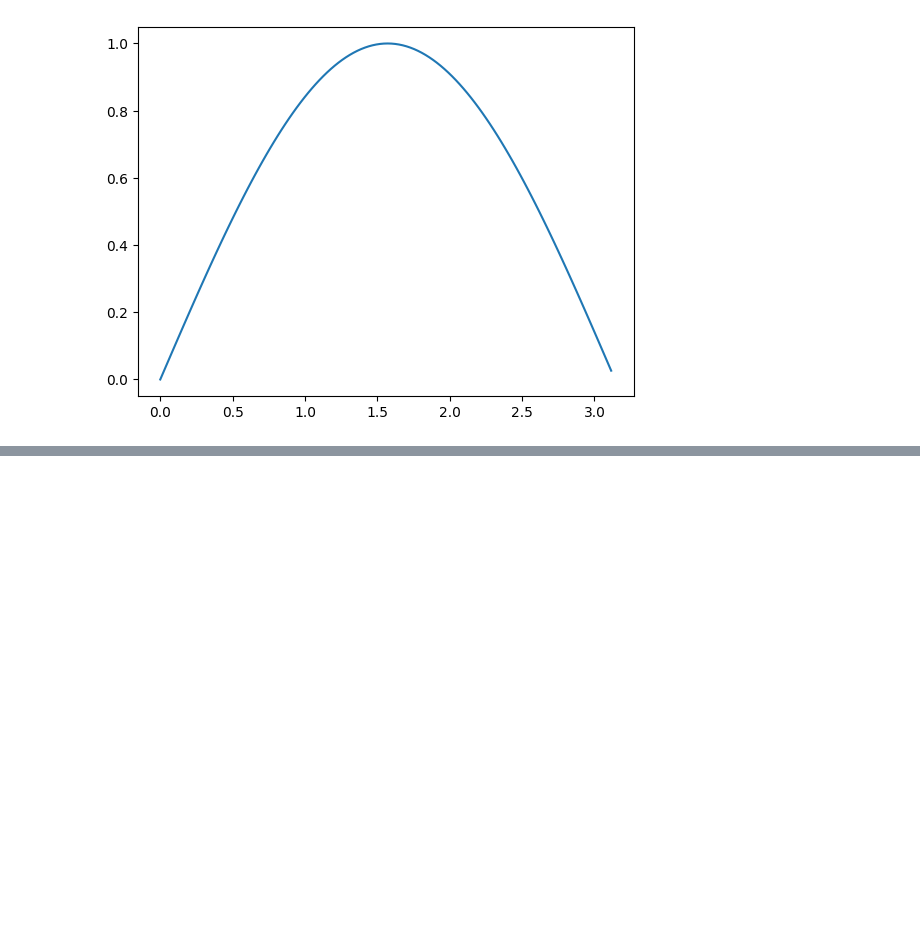
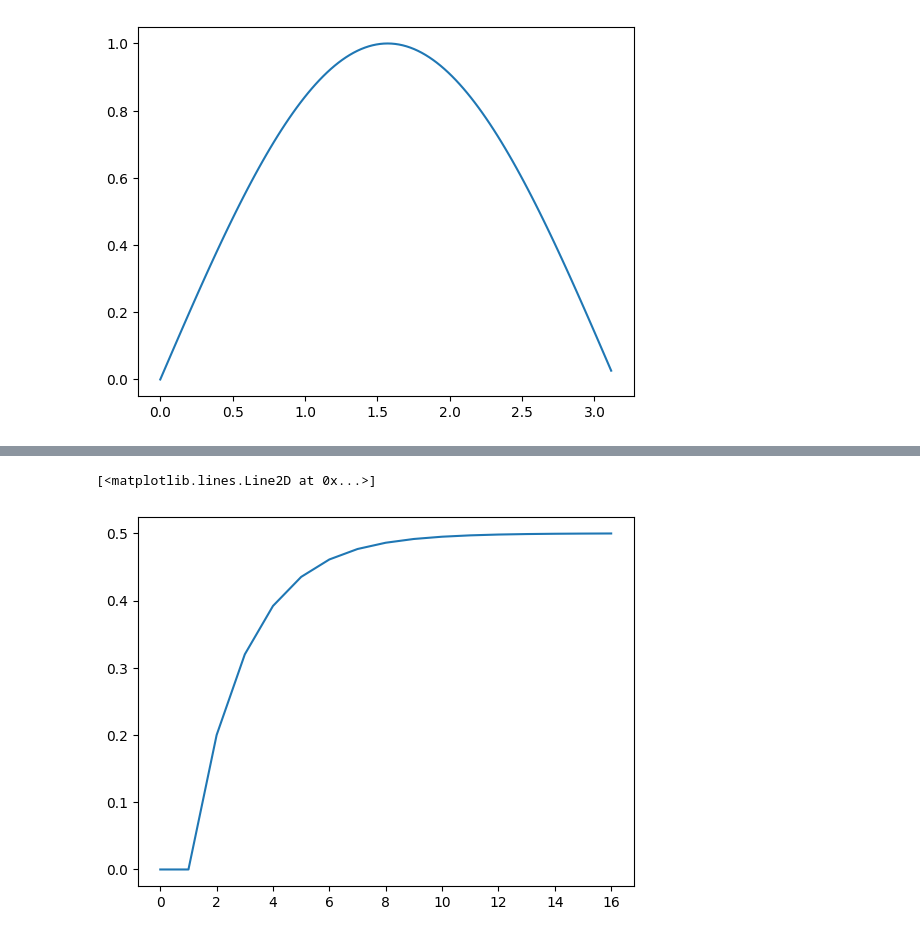
Before and after one commit to cjuarezramos/MMS2023, a Jupyter notebook: Labo1/Lab0907.ipynb, the cells around one changed output, grey strips where cells are left out. Drawn from its saved outputs; the diff is of its cells as text; code cells hidden in the pictures; blank space fills up the shorter version.

```diff
--- a/Labo1/Lab0907.ipynb
+++ b/Labo1/Lab0907.ipynb
@@ -61,0 +60,15 @@ plt.plot(x,y)
+# %%
+c = 2
+m = 5
+
+def f(t,v):
+
+    if t>=1:
+        F = 1
+    else:
+        F = 0
+
+    sal = -c/m*v + 1/m * F
+    return sal
+
+f(1,0)/m
@@ -61,0 +87,4 @@ plt.plot(x,y)
+# %%
+# for
+for i in x:
+    print(i)
@@ -61,0 +109,26 @@ plt.plot(x,y)
+# %%
+# euler
+
+tfin = 16
+h = 1
+n = int(tfin/1 + 1)
+
+# vectores de tiempo y velocidad con ceros.
+t = np.zeros(n)
+v = np.zeros(n)
+
+# EDO Condiciones iniciales
+v[0] = 0 # parte del reposo
+
+
+# método de euler
+
+for i in np.arange(1,n):
+    t[i] = t[i-1] + h
+    v[i] = v[i-1] + h*f(t[i-1],v[i-1])
+
+
+plt.plot(t,v)
+# %% [output]
+[<matplotlib.lines.Line2D at 0x...>]
+[figure, added]
```
Also changed, not shown: parts of 4 cells of this notebook, 1 other file.
